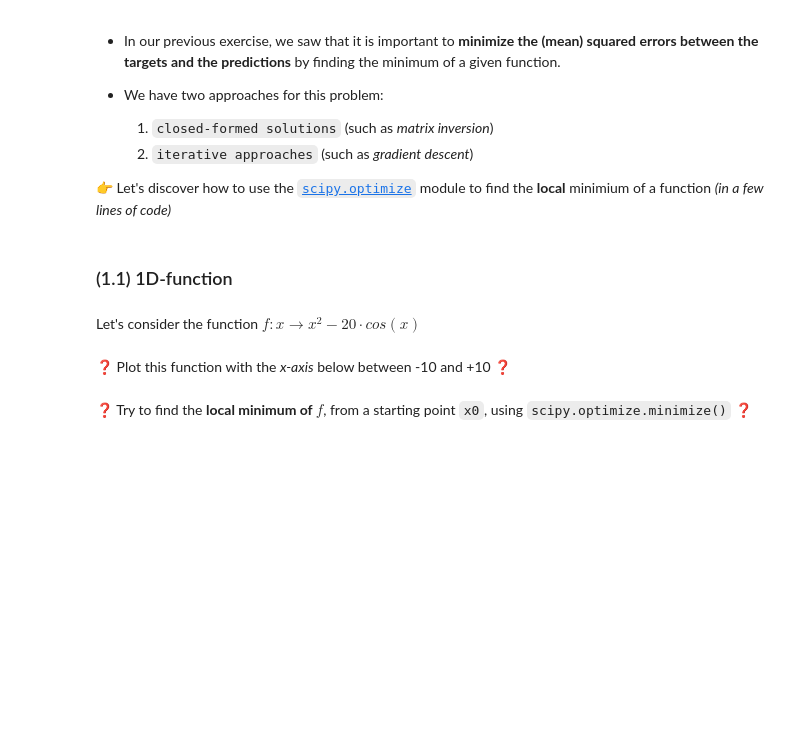
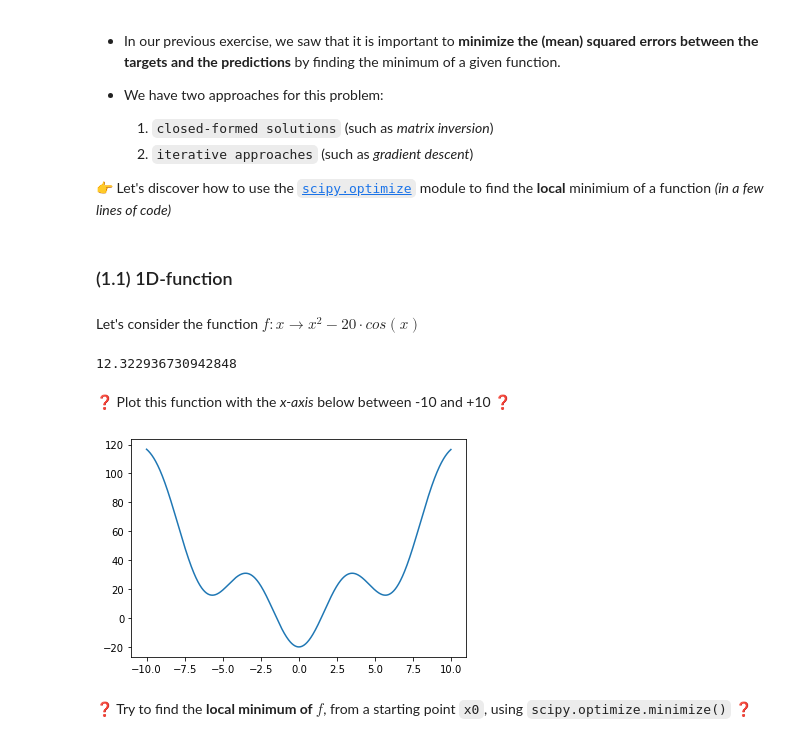
Before and after one commit to William97163/Brief5, a Jupyter notebook: 03-scipy.ipynb, the cells around one changed output. Saved outputs shown, nothing was run; the diff lists cells and outputs as text; code cells hidden in the pictures; blank space fills up the shorter version.

```diff
--- a/03-scipy.ipynb
+++ b/03-scipy.ipynb
@@ -30,6 +31,10 @@ from scipy import constants
 Let's consider the function $ f : x \rightarrow x^2 - 20 \cdot  cos(x) $
 # %%
 # YOUR CODE
-#def f(x):
+def f(x):
+    return x**2 - 20*np.cos(x)
+f(2)
+# %% [output]
+12.322936730942848
 # %% [markdown]
 ❓ Plot this function with the *x-axis* below between -10 and +10 ❓
@@ -38,3 +41,14 @@ Let's consider the function $ f : x \rightarrow x^2 - 20 \cdot  cos(x) $
+# %%
+# YOUR CODE
+x = np.arange(-10,10,0.02)
+fx = f(x)
+
+fig, ax= plt.subplots()
+
+ax.plot(x,fx)
+plt.show()
+# %% [output]
+[figure, added]
 # %% [markdown]
 ❓ Try to find the **local minimum of $f$**, from a starting point `x0`, using `scipy.optimize.minimize()` ❓
 # %%
```
Also changed, not shown: parts of 12 cells of this notebook, 3 other files.
